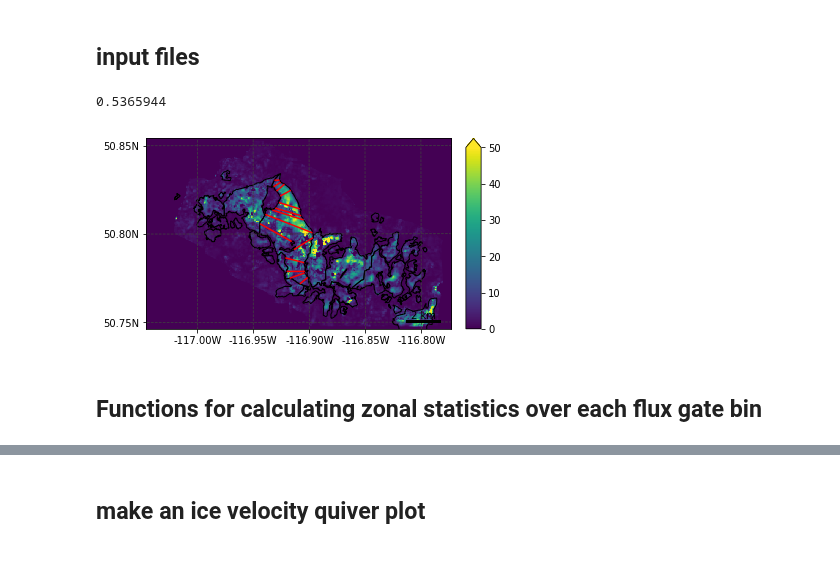
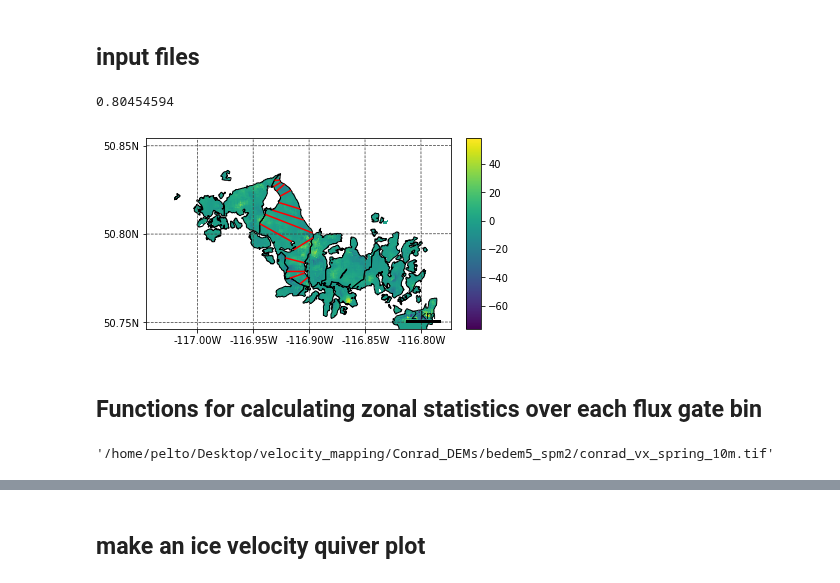
Before and after one commit to bpelto/ice_dynamics, a Jupyter notebook: flux_gate_velocity-Conrad__wip.ipynb, the cells around one changed output, grey strips where cells are left out. Saved outputs shown, nothing was run; the diff lists cells and outputs as text; code cells hidden in the pictures.

Commit message:
add bedems velocity

```diff
--- a/flux_gate_velocity-Conrad__wip.ipynb
+++ b/flux_gate_velocity-Conrad__wip.ipynb
@@ -37,18 +37,26 @@ fl_path = '/home/pelto/Desktop/ice_flux/' + Glacier[gl] + '/'
 gpr_path = '/home/pelto/GIS/GPR/ComparisonData/'
 path = '/home/pelto/Desktop/lidar_cbt_analysis/' + glacier[gl] + '/'
 
-VDIR = 'individual'  # 'average' or 'individual'
+VDIR = 'average'  # 'average' or 'individual'
+
 if VDIR == 'individual':
-    vf_list = ['img1_20160417__img1_20170521_vmap_5.0m_35px_spm2/', 'img1_20160417__img1_20170521_vmap_5.0m_35px_spm2/',
-           'img1_20170521__img2_20180426_vmap_5.0m_35px_spm2/']##backups  img1_20170917__img1_20180426_vmap_5m_35px_spm2/
-    vdir = '/home/pelto/Desktop/velocity_mapping/' +Glacier[gl] + '_DEMs/spm2/' + vf_list[I]
+    vf_list = ['img1_20160417__img1_20170521_vmap_10m_35px_spm2/', 'img1_20160417__img1_20170521_vmap_10m_35px_spm2/',
+           'img1_20170521__img2_20180426_vmap_10m_35px_spm2/']##backups  img1_20170917__img1_20180426_vmap_5m_35px_spm2/
+    vdir = '/home/pelto/Desktop/velocity_mapping/' +Glacier[gl] + '_DEMs/bedem5_spm2/' + vf_list[I]
     VX = vdir+ vf_list[I][:-1] + '-F_vx.tif'
     VY = vdir+ vf_list[I][:-1] + '-F_vy.tif'
+
+# # if VDIR == 'individual':
+#     vf_list = ['img1_20160417__img1_20170521_vmap_5.0m_35px_spm2/', 'img1_20160417__img1_20170521_vmap_5.0m_35px_spm2/',
+#            'img1_20170521__img2_20180426_vmap_5.0m_35px_spm2/']##backups  img1_20170917__img1_20180426_vmap_5m_35px_spm2/
+#     vdir = '/home/pelto/Desktop/velocity_mapping/' +Glacier[gl] + '_DEMs/spm2/' + vf_list[I]
+#     VX = vdir+ vf_list[I][:-1] + '-F_vx.tif'
+#     VY = vdir+ vf_list[I][:-1] + '-F_vy.tif'
 else:
-    vf_list = ['illec_all_spm2_5m', 'illec_all_spm2_5m', 'illec_all_spm2_5m']
-    vdir = '/home/pelto/Desktop/velocity_mapping/' +glacier[gl] + '/spm2/'
-    VX = vdir+ 'vx/' +vf_list[I] + '_vx.tif'
-    VY = vdir+ 'vy/' +vf_list[I] + '_vy.tif'
+#     vf_list = ['illec_all_spm2_5m', 'illec_all_spm2_5m', 'illec_all_spm2_5m']
+    vdir = '/home/pelto/Desktop/velocity_mapping/Conrad_DEMs/bedem5_spm2/'
+    VX = vdir+ 'conrad_vx_spring_10m.tif'
+    VY = vdir+ 'conrad_vy_spring_10m.tif'
 
 ## velocity_mapping/conrad_planet/img1_20170904__img2_20180822_vmap_10m_35px_spm2
 
@@ -62,10 +70,10 @@ if balance == 'Bw':
 else:
     dh_r = path+  dhA_list[I] #Annual height change TIFF
 
-pts_file = fl_path + 'conrad_points_gates_20m_wgs84.shp' #'conrad_points_17gates_20m_wgs84.shp'  ##must be WGS84 currently
-gates = fl_path+'conrad_flux_gates_17_b.shp'
+pts_file = fl_path + 'conrad_points_17gates_C_20m_wgs84_b.shp' #'conrad_points_17gates_20m_wgs84.shp'  ##must be WGS84 currently
+gates = fl_path+'conrad_flux_gates_17_C.shp'
 shpf = path + Glacier[gl] + '/conrad_all_glaciers_2014.shp'  #GLIMS_BC/glims_all/all_glaciers_2016.shp'
-bins=fl_path+glacier[gl]+'_bins_2017'+'.shp' #+str(year)
+bins=fl_path+glacier[gl]+'_bins_2017_C'+'.shp' #+str(year)
 
 obs = pd.read_csv(fl_path+ 'Conrad_bdot.csv')
 rho = pd.read_csv(fl_path + 'conrad_rho.csv')  ## rho
@@ -74,8 +82,10 @@ rho = pd.read_csv(fl_path + 'conrad_rho.csv')  ## rho
 
 vx = salem.open_xr_dataset(VX)  #gdal.Open(vx).ReadAsArray()
 vy = salem.open_xr_dataset(VY)#gdal.Open(vy).ReadAsArray()
-msk = salem.open_xr_dataset('/media/pelto/serac_backup/Lidar_DEMs/bare_earth_BC_hydro/conrad/' + 'conrad_2016_ice_msk_5m_glacieronly.tif')
-msk = msk.to_array(name='msk')
+# msk = salem.open_xr_dataset('/media/pelto/serac_backup/Lidar_DEMs/bare_earth_BC_hydro/conrad/' + 'conrad_2016_ice_msk_10m_glacieronly.tif')
+msk = salem.open_xr_dataset('/home/pelto/Desktop/velocity_mapping/Conrad_DEMs/bedem5_spm2/conrad_2016_ice_msk_5m_glacieronly.tif')
+# msk = msk.to_array(name='msk')
+
 gpr = salem.open_xr_dataset(fl_path + 'gpr_outline_25_100m_5m.tif') #'gpr_outlines_all_25_25m_re5m.tif'
 farin = salem.open_xr_dataset(farinotti)
 
@@ -86,7 +96,12 @@ gates = salem.read_shapefile(gates)
 vx = vx.to_array(name='vx')
 # np.shape(vx[0]) remove index 1 i.e.: 1,2000,3000
 vy = vy.to_array(name='vy')
-gpr = gpr.to_array(name='gpr')
+
+gpr_reproj = vx.salem.transform(gpr)
+gpr = gpr_reproj.to_array(name='gpr')
+
+msk_reproj = vx.salem.transform(msk)  #note succeeding trying to use gdalwarp to go from 2955 --> 32611
+msk = msk_reproj.to_array(name='msk')
 
 # farin = farin.to_array(name='vx')
 H_opt_reproj = vx.salem.transform(H_opt)
@@ -110,36 +125,40 @@ vx.data[msk.data==0] = np.nan
 vy.data[msk.data==0] = np.nan
 
 VZ_off_ice = VZ.copy()
 VZ_off_ice[msk.data>0.0] = np.nan
 # VZ_off_ice[VZ_off_ice==0.0] = np.nan
 
 dem = salem.open_xr_dataset(topo)
 dem_reproj = vx.salem.transform(dem)
 dem = dem_reproj.to_array(name='dem')
 dem.data[dem.data<1] = np.nan
 
 #     # map extent
 # grid = mercator_grid(center_ll=(-117.43, 51.238), extent=(4500, 4500)) ##zoomed out view
 # 487892.000 5509738.000 491232.000 5512358.000
 grid = vx.salem.grid  ##full view
 sm = Map(grid, countries=False)
 sm.set_lonlat_contours(interval=0)
 sm.set_scale_bar()
-sm.set_data(VZ) #, label='m')
-sm.set_vmax(val=50.)
+sm.set_data(vx) #, label='m')
+# sm.set_vmax(val=50.)
 #      Change the lon-lat countour setting
 sm.set_lonlat_contours(add_ytick_labels=True, interval=0.05, linewidths=0.75, linestyles='--', colors='0.25')
 off_ice_V = np.nanmean(VZ_off_ice)
 print(off_ice_V)
 
 gdf = salem.read_shapefile(shpf)
 sm.set_shapefile(gdf, linewidth=1)
 sm.set_shapefile(gates, linewidth=1.5, color='r')
 sm.visualize()
 plt.savefig(fl_path+ 'products/'+ glacier[gl] +'_thickness_gates.png', dpi=300)
 plt.show()
 # %% [output]
-0.5365944
+0.80454594
-[figure, old version]
+[figure, new version]
 # %% [markdown]
 ## Functions for calculating zonal statistics over each flux gate bin
+# %%
+VX
+# %% [output]
+'/home/pelto/Desktop/velocity_mapping/Conrad_DEMs/bedem5_spm2/conrad_vx_spring_10m.tif'
```
Also changed, not shown: parts of 27 cells of this notebook.
